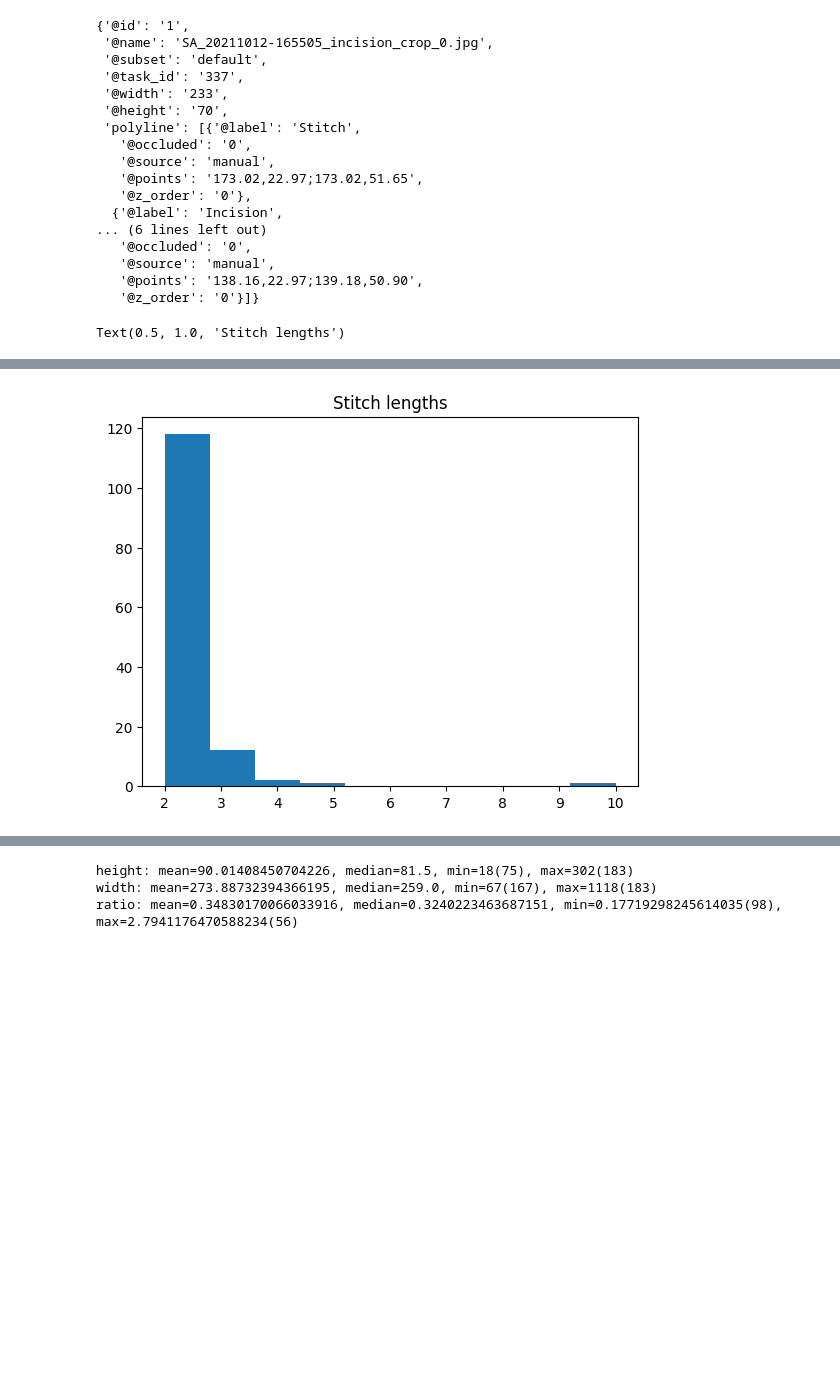
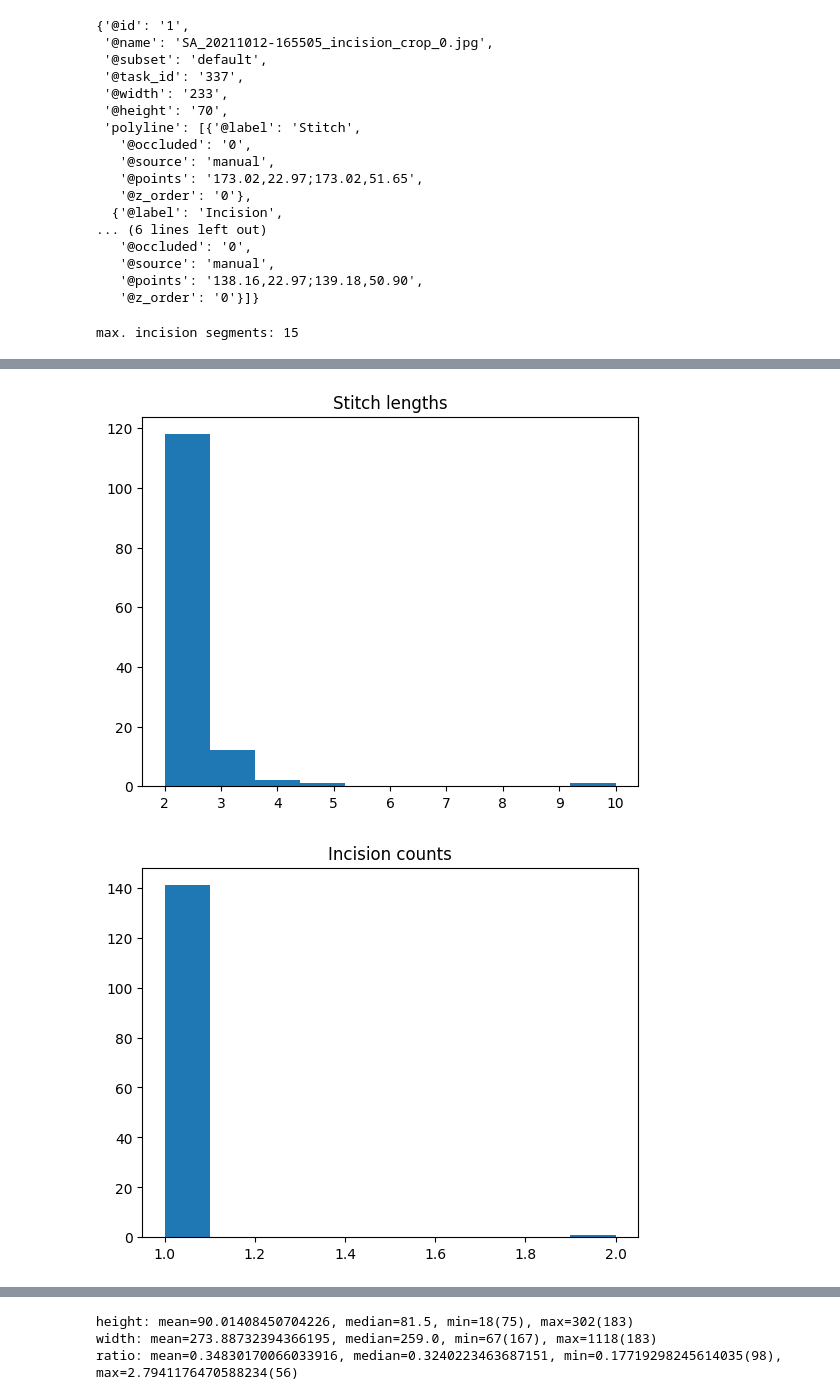
Before and after one commit to tomhruby1/zdo, a Jupyter notebook: data.ipynb, the cells around one changed output, grey strips where cells are left out. Cells and saved outputs as stored; diff of their text form; code cells hidden in the pictures; blank space fills up the shorter version.

```diff
--- a/data.ipynb
+++ b/data.ipynb
@@ -65,24 +65,38 @@ with open(json_p, 'w') as f:
 # %%
 # validate data
 incisions_len = {}
 stitches_len = {}
+incisions_count = {}
+stitches_count = {}
 for image_id, image in data.items():
     count = len(image['label'])
     if len(image['points']) != count:
         print(f"wrong number of points for image id {image_id}")
+    incisions_count[image_id] = 0
+    stitches_count[image_id] = 0
     for lidx, l in enumerate(image['label']):
         pts = image['points'][lidx]
         if l == 'Stitch':
             stitches_len[image_id] = len(pts)
+            stitches_count[image_id] += 1
         elif l == 'Incision':
             incisions_len[image_id] = len(pts)
+            incisions_count[image_id] += 1
 
 plt.hist(incisions_len.values())
 plt.title('Incision lengths')
 plt.figure()
 plt.hist(stitches_len.values())
 plt.title('Stitch lengths')
+plt.figure()
+plt.hist(incisions_count.values())
+plt.title('Incision counts')
+plt.figure()
+plt.hist(stitches_count.values())
+plt.title('Stitch counts')
+print(f"max. incision segments: {np.max(list(incisions_len.values()))}")
 # %% [output]
-Text(0.5, 1.0, 'Stitch lengths')
+max. incision segments: 15
 [figure]
 [figure]
+[figure, added]
```
Also changed, not shown: parts of 3 cells of this notebook, 1 other file.
